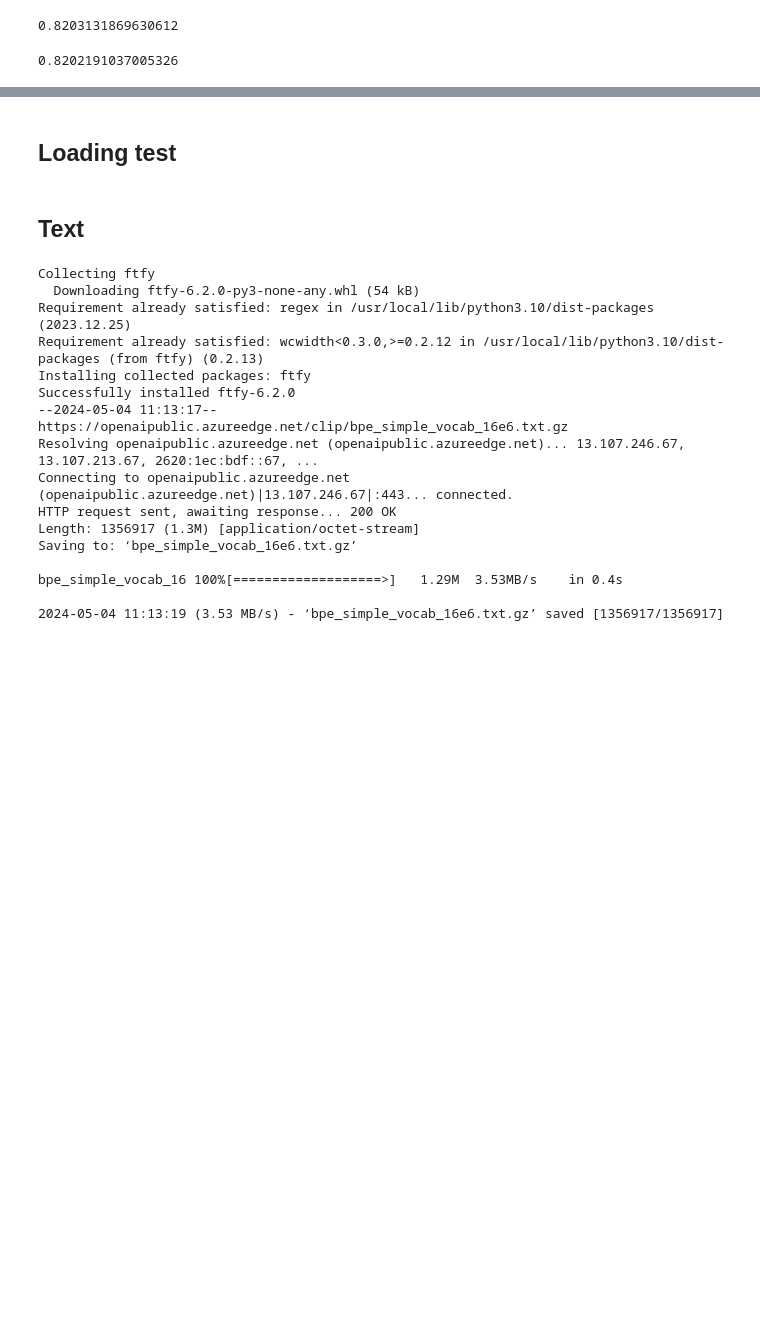
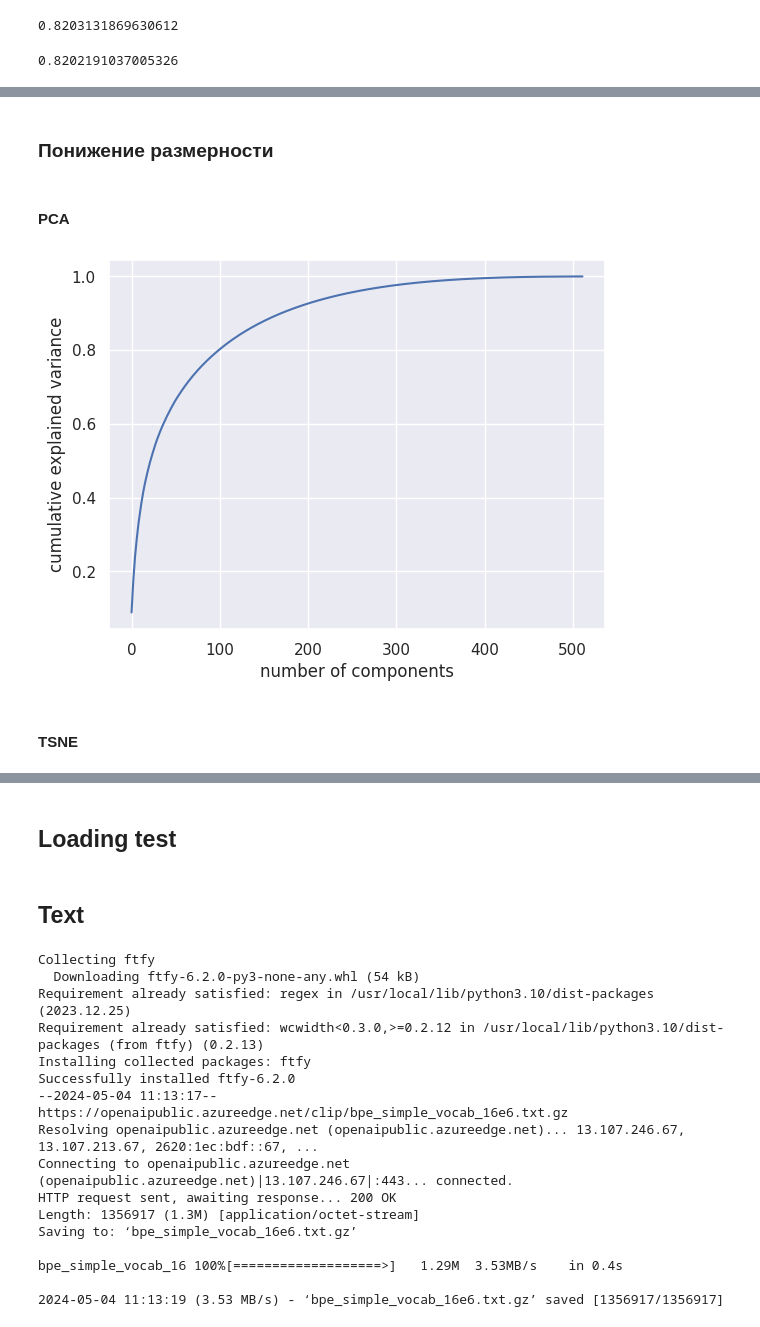
Before and after one commit to lili-alsh/Generated_images, a Jupyter notebook: Контур.ipynb, the cells around one changed output, grey strips where cells are left out. Drawn from its saved outputs; the diff is of its cells as text; code cells hidden in the pictures; blank space fills up the shorter version.

```diff
--- a/Контур.ipynb
+++ b/Контур.ipynb
@@ -668,0 +635,10 @@ validation_loader = torch.utils.data.DataLoader(data, batch_size=1,
+# %%
+# Setup path to data folder
+image_path = Path("/content/drive/MyDrive/Контур/images/")
+# Setup train and testing paths
+train_dir = image_path / "train"
+test_dir = image_path / "test"
+# %%
+data = datasets.ImageFolder(root=train_dir, # target folder of images
+                                  transform=preprocess, # transforms to perform on data (images)
+                                  target_transform=None) # transforms to perform on labels (if necessary)
@@ -668,0 +647,17 @@ validation_loader = torch.utils.data.DataLoader(data, batch_size=1,
+# %%
+def get_features(dataset):
+    all_features = []
+    all_labels = []
+
+    with torch.no_grad():
+        for images, labels in tqdm(DataLoader(dataset, batch_size=100)):
+            features = model.encode_image(images.to(device))
+
+            all_features.append(features)
+            all_labels.append(labels)
+
+    return torch.cat(all_features).cpu().numpy(), torch.cat(all_labels).cpu().numpy()
+# %%
+# Calculate the image features
+features, labels = get_features(data)
+# test_features, test_labels = get_features(test)
@@ -668,0 +671,4 @@ validation_loader = torch.utils.data.DataLoader(data, batch_size=1,
+# %% [markdown]
+### Понижение размерности
+# %% [markdown]
+#### PCA
@@ -668,0 +679,7 @@ validation_loader = torch.utils.data.DataLoader(data, batch_size=1,
+# %%
+pca = PCA().fit(features)
+plt.plot(np.cumsum(pca.explained_variance_ratio_))
+plt.xlabel('number of components')
+plt.ylabel('cumulative explained variance');
+# %% [output]
+[figure, added]
@@ -668,0 +691,2 @@ validation_loader = torch.utils.data.DataLoader(data, batch_size=1,
+# %% [markdown]
+#### TSNE
```
Also changed, not shown: parts of 31 cells of this notebook.
